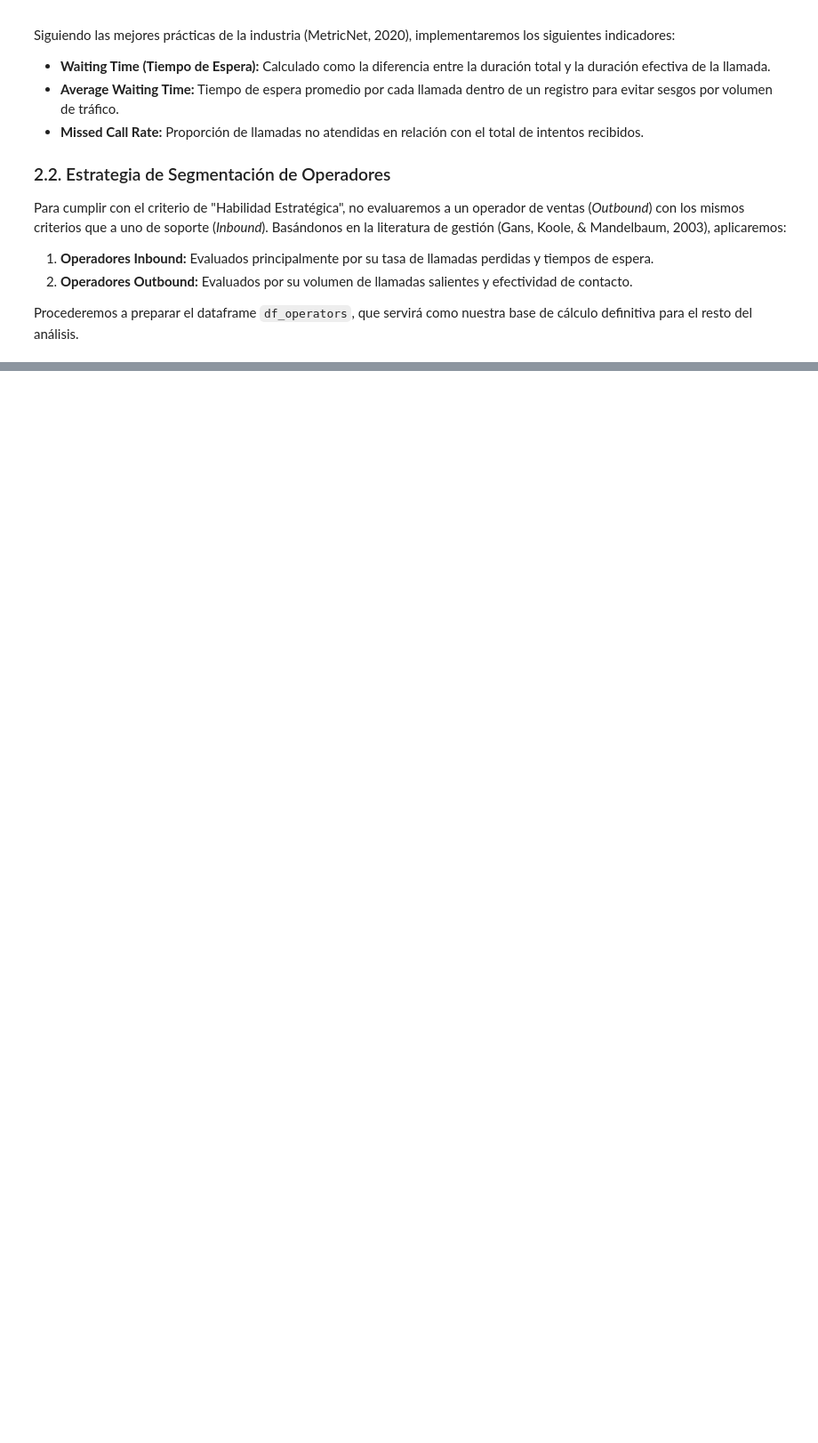
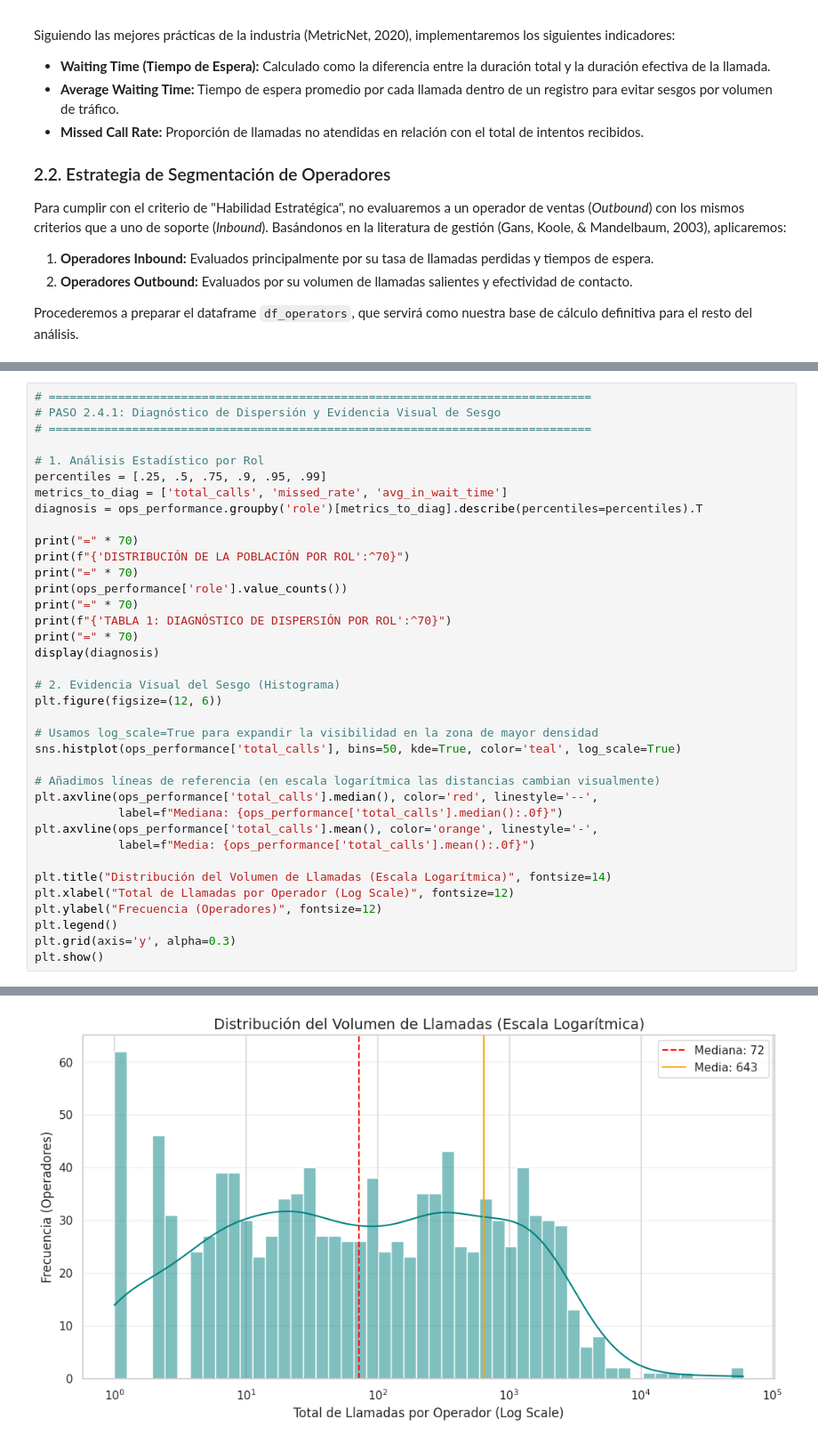
Before and after one commit to gersonv-bda/telecom-operator-efficiency, a Jupyter notebook: notebooks/notebook.ipynb, the cells around one changed output, grey strips where cells are left out. Shown at 89% size. Saved outputs shown, nothing was run; the diff lists cells and outputs as text; blank space fills up the shorter version.

```diff
--- a/notebooks/notebook.ipynb
+++ b/notebooks/notebook.ipynb
@@ -844,0 +506,38 @@ else:
+# %%
+# ==============================================================================
+# PASO 2.4.1: Diagnóstico de Dispersión y Evidencia Visual de Sesgo
+# ==============================================================================
+
+# 1. Análisis Estadístico por Rol
+percentiles = [.25, .5, .75, .9, .95, .99]
+metrics_to_diag = ['total_calls', 'missed_rate', 'avg_in_wait_time']
+diagnosis = ops_performance.groupby('role')[metrics_to_diag].describe(percentiles=percentiles).T
+
+print("=" * 70)
+print(f"{'DISTRIBUCIÓN DE LA POBLACIÓN POR ROL':^70}")
+print("=" * 70)
+print(ops_performance['role'].value_counts())
+print("=" * 70)
+print(f"{'TABLA 1: DIAGNÓSTICO DE DISPERSIÓN POR ROL':^70}")
+print("=" * 70)
+display(diagnosis)
+
+# 2. Evidencia Visual del Sesgo (Histograma)
+plt.figure(figsize=(12, 6))
+
+# Usamos log_scale=True para expandir la visibilidad en la zona de mayor densidad
+sns.histplot(ops_performance['total_calls'], bins=50, kde=True, color='teal', log_scale=True)
+
+# Añadimos líneas de referencia (en escala logarítmica las distancias cambian visualmente)
+plt.axvline(ops_performance['total_calls'].median(), color='red', linestyle='--',
+            label=f"Mediana: {ops_performance['total_calls'].median():.0f}")
+plt.axvline(ops_performance['total_calls'].mean(), color='orange', linestyle='-',
+            label=f"Media: {ops_performance['total_calls'].mean():.0f}")
+
+plt.title("Distribución del Volumen de Llamadas (Escala Logarítmica)", fontsize=14)
+plt.xlabel("Total de Llamadas por Operador (Log Scale)", fontsize=12)
+plt.ylabel("Frecuencia (Operadores)", fontsize=12)
+plt.legend()
+plt.grid(axis='y', alpha=0.3)
+plt.show()
+# %% [output]
@@ -844,0 +572 @@ else:
+[figure, added]
```
Also changed, not shown: parts of 58 cells of this notebook, 6 other files.
